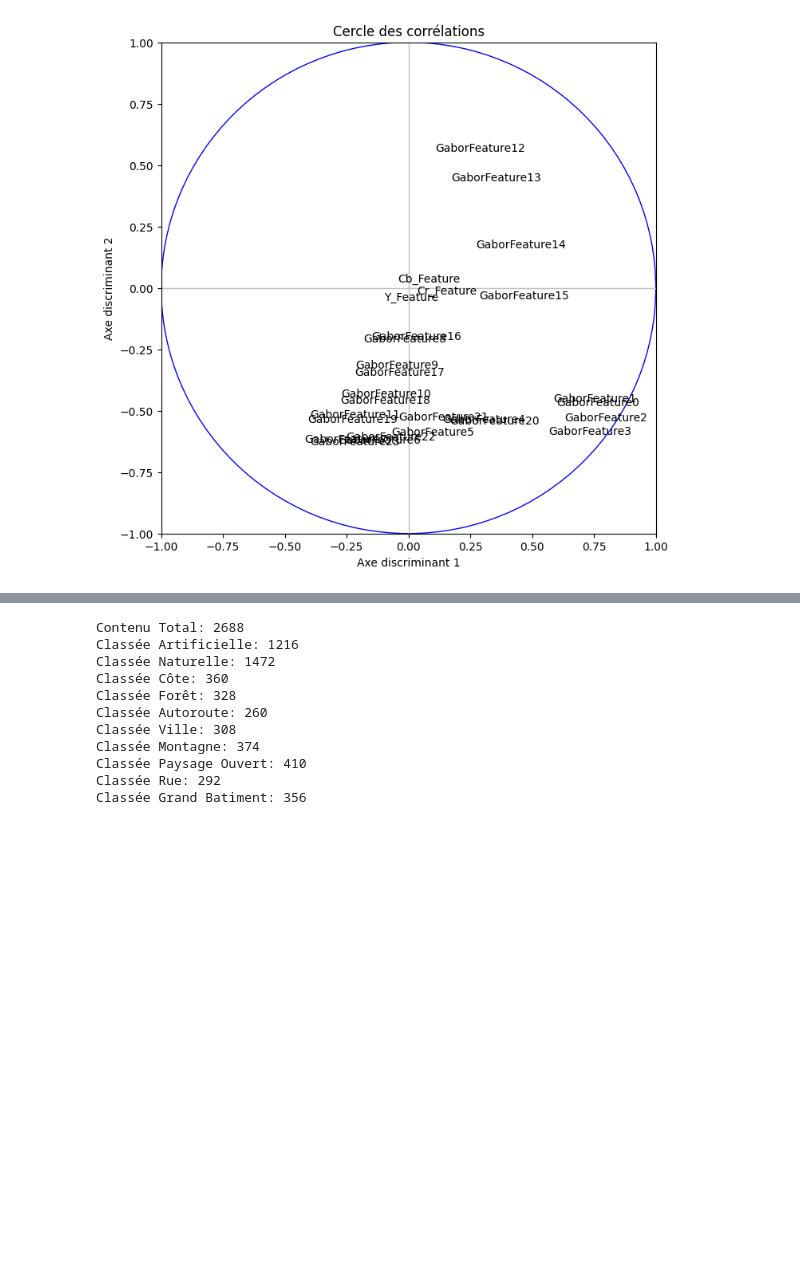
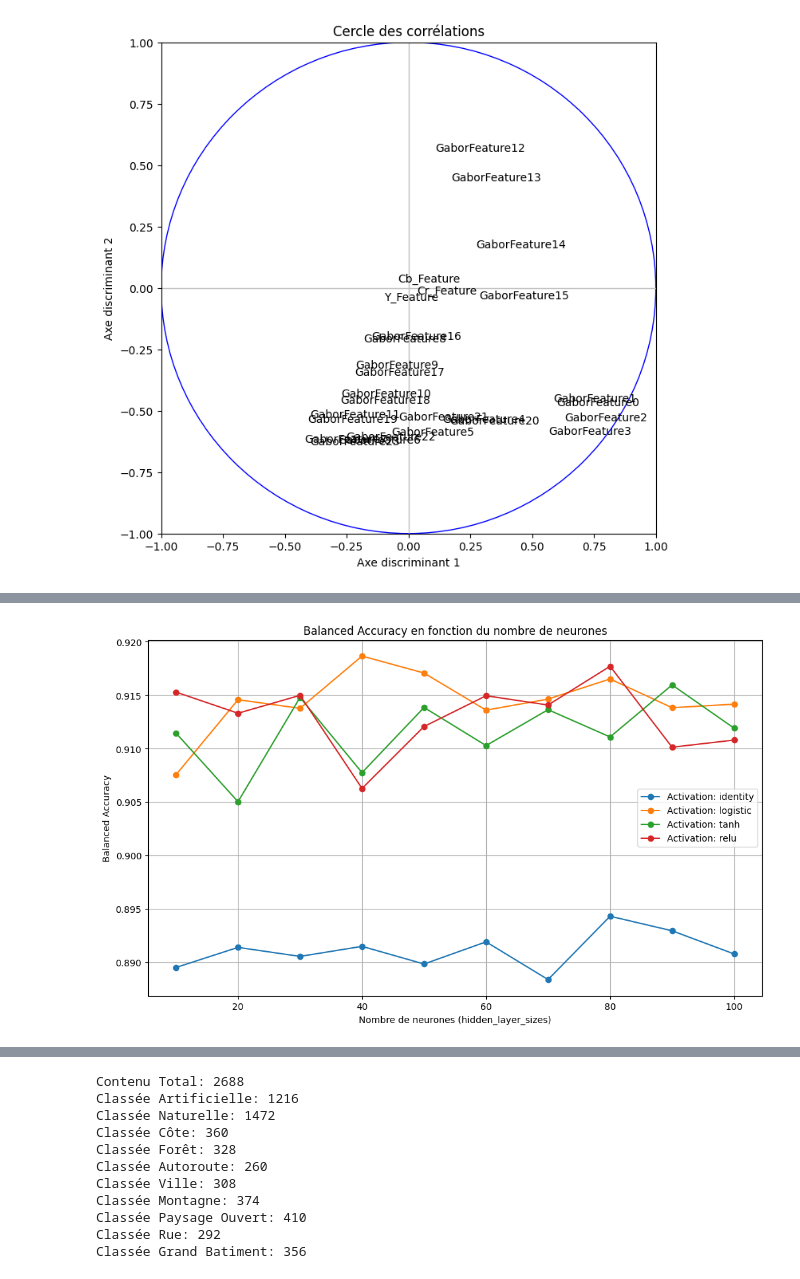
Before and after one commit to prichert17/Projet_Machine_Learning, a Jupyter notebook: Classification_automatique.ipynb, the cells around one changed output, grey strips where cells are left out. Cells and saved outputs as stored; diff of their text form; code cells hidden in the pictures; blank space fills up the shorter version.

Commit message:
ajout graphique mlp

```diff
--- a/Classification_automatique.ipynb
+++ b/Classification_automatique.ipynb
@@ -310,3 +312,29 @@ weighted avg       0.93      0.93      0.93       538
+# %%
+# Visualisation de l'évolution de la performance en fonction du nombre de neurones
+# On récupère les résultats du GridSearch stockés dans cv_results_
+results_df = pd.DataFrame(gridSearchClassifier.cv_results_)
+
+plt.figure(figsize=(12, 7))
+
+# On trace une courbe pour chaque fonction d'activation testée
+for activation in results_df['param_activation'].unique():
+    # Filtrer les résultats pour l'activation courante
+    subset = results_df[results_df['param_activation'] == activation]
+
+    # S'assurer que les données sont triées par nombre de neurones pour le tracé
+    # Note : param_hidden_layer_sizes contient ici des entiers (ex: 10, 20...)
+    subset = subset.sort_values(by='param_hidden_layer_sizes')
+
+    plt.plot(subset['param_hidden_layer_sizes'], subset['mean_test_score'], marker='o', label=f'Activation: {activation}')
+
+plt.title("Balanced Accuracy en fonction du nombre de neurones")
+plt.xlabel("Nombre de neurones dans la couche cachée")
+plt.ylabel("Balanced Accuracy")
+plt.legend()
+plt.grid(True)
+plt.show()
+# %% [output]
+[figure, added]
 # %%
 ################# SVM ###################
 
```
Also changed, not shown: parts of 2 cells of this notebook.
